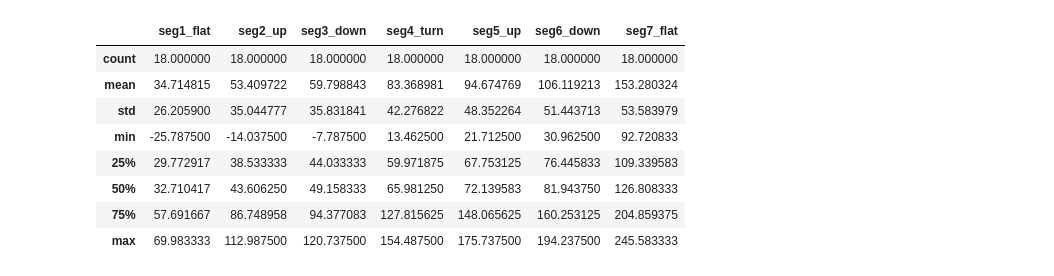
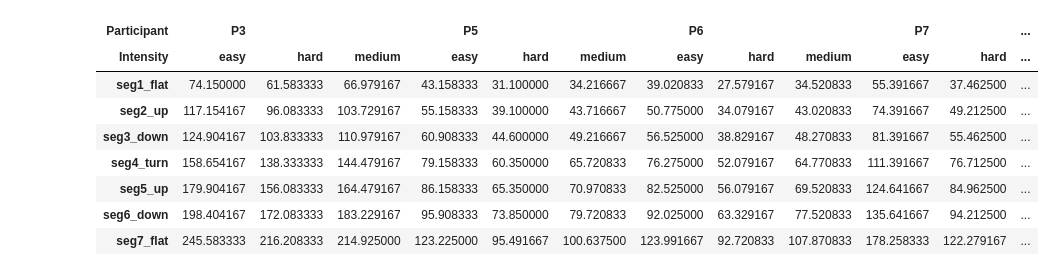
Before and after one commit to luceskywalker/xski, a Jupyter notebook: code/jupyter_lucas/splits_pacing.ipynb, the cells around one changed output. Saved outputs shown, nothing was run; the diff lists cells and outputs as text; code cells hidden in the pictures.

```diff
--- a/code/jupyter_lucas/splits_pacing.ipynb
+++ b/code/jupyter_lucas/splits_pacing.ipynb
@@ -16,15 +17,14 @@ splits = pd.read_csv(sp, header=[0,1], index_col=[0])
 splits.columns.rename("Participant", level=0, inplace=True)
 splits.columns.rename("Intensity", level=1, inplace=True)
 # %%
-splits = splits.T
-splits.describe()
+splits
 # %% [output]
-|  | seg1_flat | seg2_up | seg3_down | seg4_turn | seg5_up | seg6_down | seg7_flat |
-| count | 18.000000 | 18.000000 | 18.000000 | 18.000000 | 18.000000 | 18.000000 | 18.000000 |
-| mean | 34.714815 | 53.409722 | 59.798843 | 83.368981 | 94.674769 | 106.119213 | 153.280324 |
-| std | 26.205900 | 35.044777 | 35.831841 | 42.276822 | 48.352264 | 51.443713 | 53.583979 |
-| min | -25.787500 | -14.037500 | -7.787500 | 13.462500 | 21.712500 | 30.962500 | 92.720833 |
-| 25% | 29.772917 | 38.533333 | 44.033333 | 59.971875 | 67.753125 | 76.445833 | 109.339583 |
-| 50% | 32.710417 | 43.606250 | 49.158333 | 65.981250 | 72.139583 | 81.943750 | 126.808333 |
-| 75% | 57.691667 | 86.748958 | 94.377083 | 127.815625 | 148.065625 | 160.253125 | 204.859375 |
-| max | 69.983333 | 112.987500 | 120.737500 | 154.487500 | 175.737500 | 194.237500 | 245.583333 |
+| Participant | P3 |  |  | P5 |  |  | P6 |  |  | P7 |  | ... |
+| Intensity | easy | hard | medium | easy | hard | medium | easy | hard | medium | easy | hard | ... |
+| seg1_flat | 74.150000 | 61.583333 | 66.979167 | 43.158333 | 31.100000 | 34.216667 | 39.020833 | 27.579167 | 34.520833 | 55.391667 | 37.462500 | ... |
+| seg2_up | 117.154167 | 96.083333 | 103.729167 | 55.158333 | 39.100000 | 43.716667 | 50.775000 | 34.079167 | 43.020833 | 74.391667 | 49.212500 | ... |
+| seg3_down | 124.904167 | 103.833333 | 110.979167 | 60.908333 | 44.600000 | 49.216667 | 56.525000 | 38.829167 | 48.270833 | 81.391667 | 55.462500 | ... |
+| seg4_turn | 158.654167 | 138.333333 | 144.479167 | 79.158333 | 60.350000 | 65.720833 | 76.275000 | 52.079167 | 64.770833 | 111.391667 | 76.712500 | ... |
+| seg5_up | 179.904167 | 156.083333 | 164.479167 | 86.158333 | 65.350000 | 70.970833 | 82.525000 | 56.079167 | 69.520833 | 124.641667 | 84.962500 | ... |
+| seg6_down | 198.404167 | 172.083333 | 183.229167 | 95.908333 | 73.850000 | 79.720833 | 92.025000 | 63.329167 | 77.520833 | 135.641667 | 94.212500 | ... |
+| seg7_flat | 245.583333 | 216.208333 | 214.925000 | 123.225000 | 95.491667 | 100.637500 | 123.991667 | 92.720833 | 107.870833 | 178.258333 | 122.279167 | ... |
```
Also changed, not shown: parts of 18 cells of this notebook, 6 other files.
